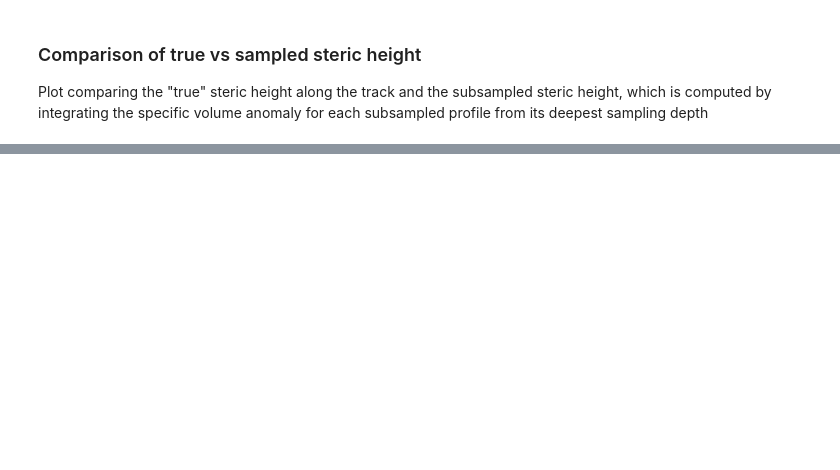
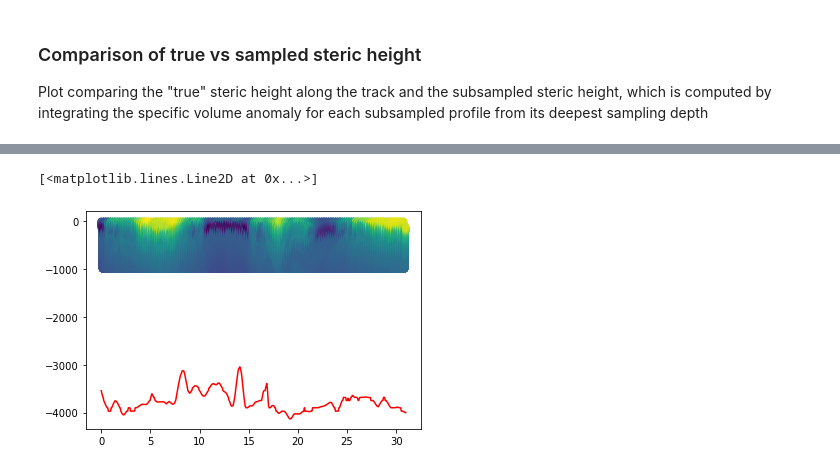
Before and after one commit to kdrushka/model-subsampling, a Jupyter notebook: osse_code.ipynb, the cells around one changed output, grey strips where cells are left out. Saved outputs shown, nothing was run; the diff lists cells and outputs as text; code cells hidden in the pictures; blank space fills up the shorter version.

```diff
--- a/osse_code.ipynb
+++ b/osse_code.ipynb
@@ -304,0 +378,6 @@ plt.plot(shall.lon,shall.lat,'.')
+# %%
+plt.scatter(subsampled_data.time,subsampled_data.dep,c=subsampled_data.Theta)
+plt.plot(subsampled_data.time,-subsampled_data.Depth,c='r')
+# %% [output]
+[<matplotlib.lines.Line2D at 0x...>]
+[figure, added]
```
Also changed, not shown: parts of 18 cells of this notebook, 1 other file.
